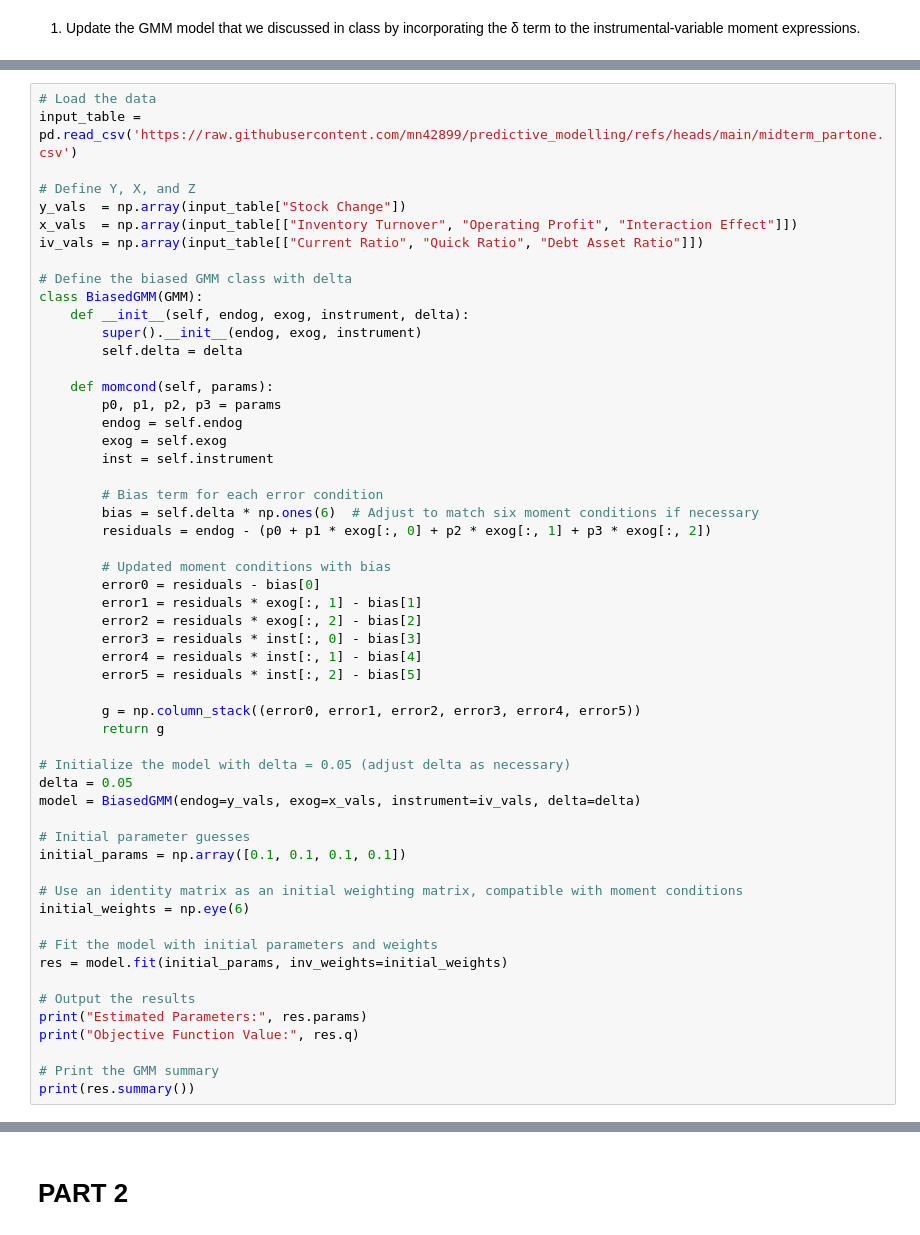
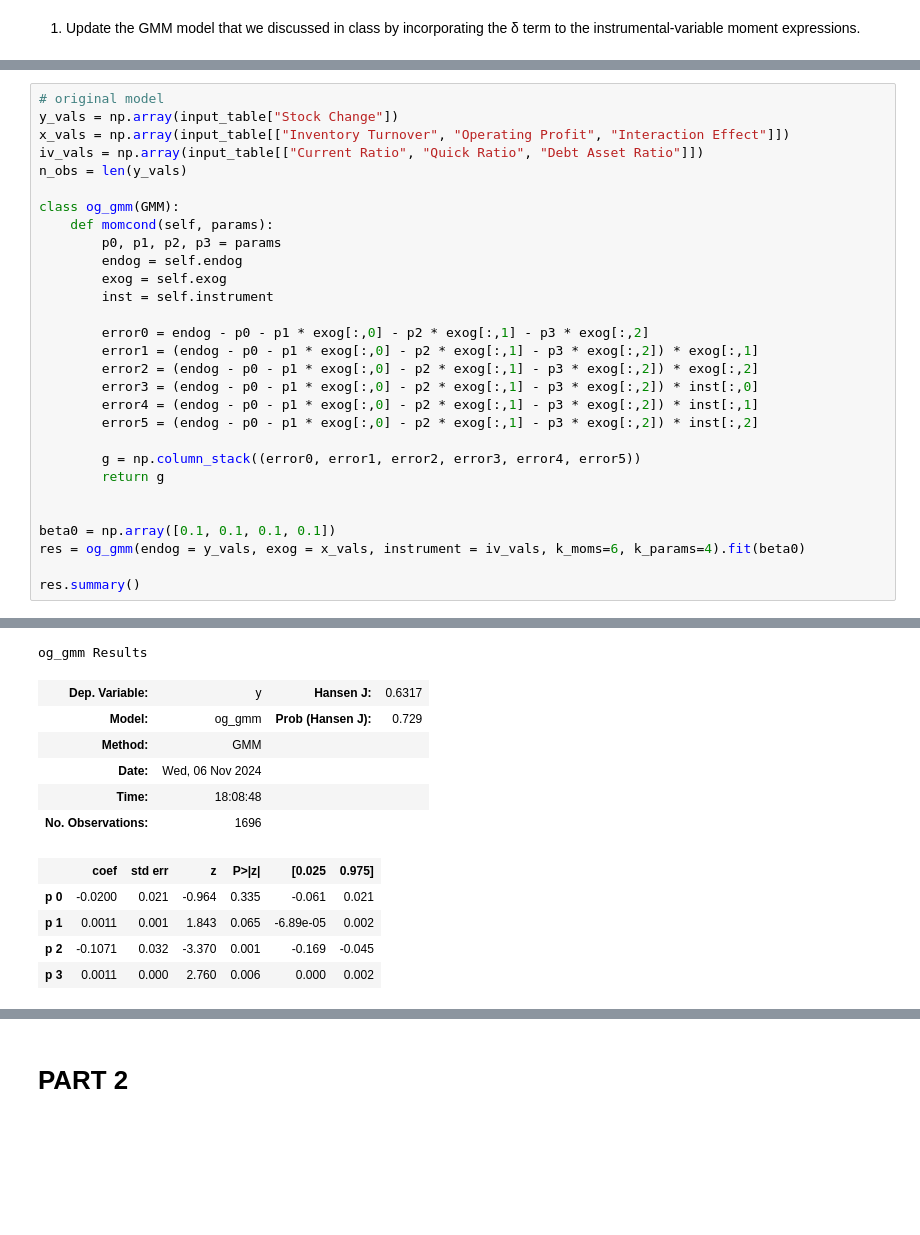
Before and after one commit to mn42899/predictive_modelling, a Jupyter notebook: OMIS_midterm.ipynb, the cells around one changed output, grey strips where cells are left out. Drawn from its saved outputs; the diff is of its cells as text; blank space fills up the shorter version.

```diff
--- a/OMIS_midterm.ipynb
+++ b/OMIS_midterm.ipynb
@@ -10,57 +34,31 @@ from statsmodels.sandbox.regression.gmm import GMM
 # %%
-# Load the data
-input_table = pd.read_csv('https://raw.githubusercontent.com/mn42899/predictive_modelling/refs/heads/main/midterm_partone.csv')
+# original model
+y_vals = np.array(input_table["Stock Change"])
+x_vals = np.array(input_table[["Inventory Turnover", "Operating Profit", "Interaction Effect"]])
+iv_vals = np.array(input_table[["Current Ratio", "Quick Ratio", "Debt Asset Ratio"]])
+n_obs = len(y_vals)
 
-# Define Y, X, and Z
-y_vals  = np.array(input_table["Stock Change"])
-x_vals  = np.array(input_table[["Inventory Turnover", "Operating Profit", "Interaction Effect"]])
-iv_vals = np.array(input_table[["Current Ratio", "Quick Ratio", "Debt Asset Ratio"]])
-
-# Define the biased GMM class with delta
-class BiasedGMM(GMM):
-    def __init__(self, endog, exog, instrument, delta):
-        super().__init__(endog, exog, instrument)
-        self.delta = delta
-
+class og_gmm(GMM):
     def momcond(self, params):
         p0, p1, p2, p3 = params
         endog = self.endog
         exog = self.exog
         inst = self.instrument
 
-        # Bias term for each error condition
-        bias = self.delta * np.ones(6)  # Adjust to match six moment conditions if necessary
-        residuals = endog - (p0 + p1 * exog[:, 0] + p2 * exog[:, 1] + p3 * exog[:, 2])
-
-        # Updated moment conditions with bias
-        error0 = residuals - bias[0]
-        error1 = residuals * exog[:, 1] - bias[1]
-        error2 = residuals * exog[:, 2] - bias[2]
-        error3 = residuals * inst[:, 0] - bias[3]
-        error4 = residuals * inst[:, 1] - bias[4]
-        error5 = residuals * inst[:, 2] - bias[5]
+        error0 = endog - p0 - p1 * exog[:,0] - p2 * exog[:,1] - p3 * exog[:,2]
+        error1 = (endog - p0 - p1 * exog[:,0] - p2 * exog[:,1] - p3 * exog[:,2]) * exog[:,1]
+        error2 = (endog - p0 - p1 * exog[:,0] - p2 * exog[:,1] - p3 * exog[:,2]) * exog[:,2]
+        error3 = (endog - p0 - p1 * exog[:,0] - p2 * exog[:,1] - p3 * exog[:,2]) * inst[:,0]
+        error4 = (endog - p0 - p1 * exog[:,0] - p2 * exog[:,1] - p3 * exog[:,2]) * inst[:,1]
+        error5 = (endog - p0 - p1 * exog[:,0] - p2 * exog[:,1] - p3 * exog[:,2]) * inst[:,2]
 
         g = np.column_stack((error0, error1, error2, error3, error4, error5))
         return g
 
-# Initialize the model with delta = 0.05 (adjust delta as necessary)
-delta = 0.05
-model = BiasedGMM(endog=y_vals, exog=x_vals, instrument=iv_vals, delta=delta)
 
-# Initial parameter guesses
-initial_params = np.array([0.1, 0.1, 0.1, 0.1])
+beta0 = np.array([0.1, 0.1, 0.1, 0.1])
+res = og_gmm(endog = y_vals, exog = x_vals, instrument = iv_vals, k_moms=6, k_params=4).fit(beta0)
 
-# Use an identity matrix as an initial weighting matrix, compatible with moment conditions
-initial_weights = np.eye(6)
-
-# Fit the model with initial parameters and weights
-res = model.fit(initial_params, inv_weights=initial_weights)
-
-# Output the results
-print("Estimated Parameters:", res.params)
-print("Objective Function Value:", res.q)
-
-# Print the GMM summary
-print(res.summary())
+res.summary()
 # %% [output]
 Optimization terminated successfully.
@@ -82,0 +81,12 @@ p 3            0.0053      0.001      5.003      0.000       0.003       0.007
+og_gmm Results
+| Dep. Variable: | y | Hansen J: | 0.6317 |
+| Model: | og_gmm | Prob (Hansen J): | 0.729 |
+| Method: | GMM |  |  |
+| Date: | Wed, 06 Nov 2024 |  |  |
+| Time: | 18:08:48 |  |  |
+| No. Observations: | 1696 |  |  |
+|  | coef | std err | z | P>|z| | [0.025 | 0.975] |
+| p 0 | -0.0200 | 0.021 | -0.964 | 0.335 | -0.061 | 0.021 |
+| p 1 | 0.0011 | 0.001 | 1.843 | 0.065 | -6.89e-05 | 0.002 |
+| p 2 | -0.1071 | 0.032 | -3.370 | 0.001 | -0.169 | -0.045 |
+| p 3 | 0.0011 | 0.000 | 2.760 | 0.006 | 0.000 | 0.002 |
```
Also changed, not shown: parts of 7 cells of this notebook, 1 other file.
